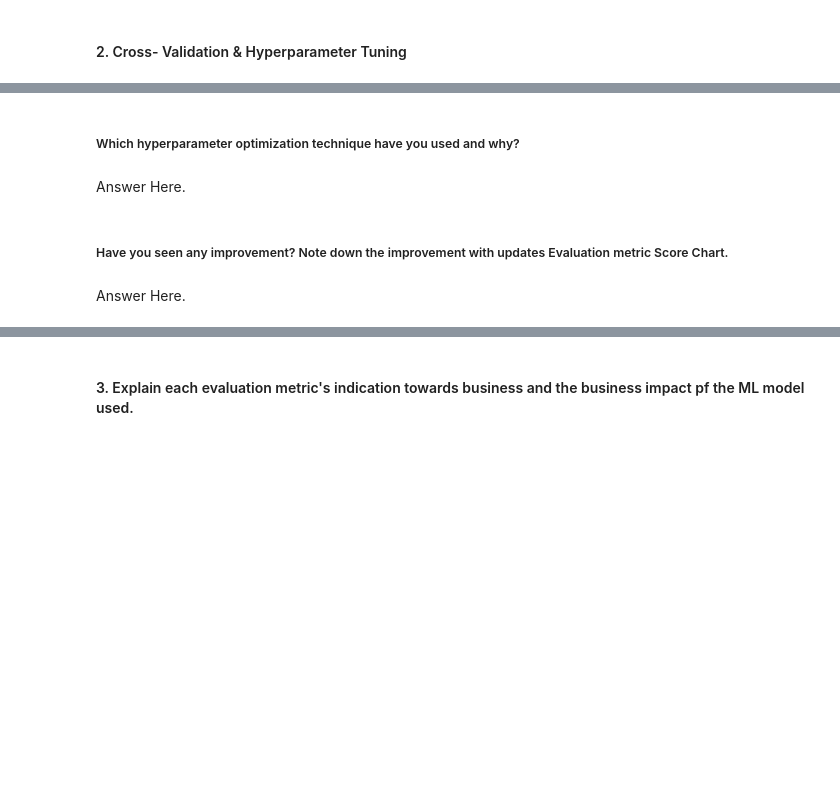
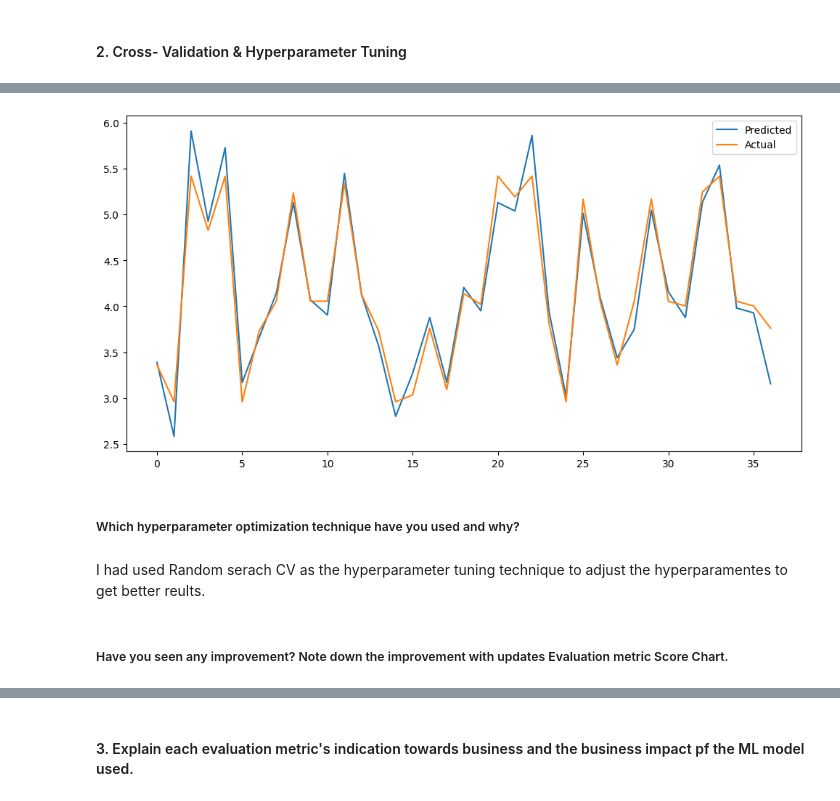
Before and after one commit to KushangShah/ML-Project-End-to-End-Machine-Learning., a Jupyter notebook: Yes_Bank_Stock_Closing_Price_Prediction.ipynb, the cells around one changed output, grey strips where cells are left out. Cells and saved outputs as stored; diff of their text form; code cells hidden in the pictures; blank space fills up the shorter version.

```diff
--- a/Yes_Bank_Stock_Closing_Price_Prediction.ipynb
+++ b/Yes_Bank_Stock_Closing_Price_Prediction.ipynb
@@ -1435,0 +1639,29 @@ Answer Here.
+# %%
+# ML Model - 1 Implementation with hyperparameter optimization techniques (i.e., GridSearch CV, RandomSearch CV, Bayesian Optimization etc.)
+
+
+# Define the parameter grid for hyperparameter tuning
+param_grid_rf = {
+    'n_estimators': [50,80,100,200,300],
+    'max_depth': [1,2,6,7,8,9,10,20,30,40],
+    'min_samples_split':[10,20,30,40,50,100,150,200],
+    'min_samples_leaf': [1,2,8,10,20,40,50]
+
+
+}
+
+
+# Create the RandomizedSearchCV object
+random_search = RandomizedSearchCV(rf, param_grid_rf,verbose=2, cv=5, scoring='r2')
+
+# Fit the RandomizedSearchCV object to the training data
+random_search.fit(x_train, y_train)
+
+# Get the best estimator
+best_model_rf_rs = random_search.best_estimator_
+
+# Predict on the model
+
+# Predict the model
+y_pred_train_rf_rs= random_search.predict(x_train)
+y_pred_test_rf_rs= random_search.predict(x_test)
@@ -1436,8 +1736,15 @@ Answer Here.
+# %%
+# Actual VS predicted visulaization after hyper parameter tuning
+plt.figure(figsize=(12,6))
+plt.plot(np.array(y_test))
+plt.plot(((y_pred_test_rf_rs)))
+plt.legend(["Predicted","Actual"])
+plt.show()
+# %% [output]
+[figure, added]
 # %% [markdown]
 ##### Which hyperparameter optimization technique have you used and why?
-# %% [markdown]
-Answer Here.
+# %% [markdown]
+I had used Random serach CV as the hyperparameter tuning technique to adjust the hyperparamentes to get better reults.
 # %% [markdown]
 ##### Have you seen any improvement? Note down the improvement with updates Evaluation metric Score Chart.
-# %% [markdown]
-Answer Here.
```
Also changed, not shown: parts of 33 cells of this notebook.
